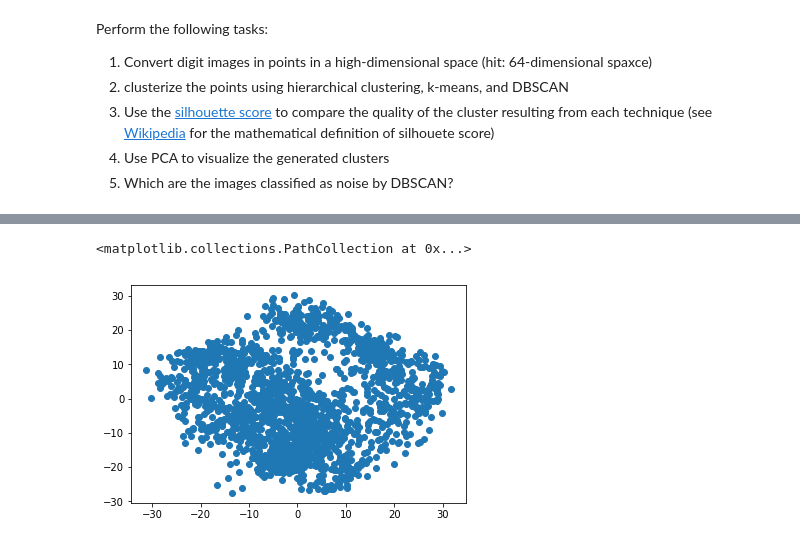
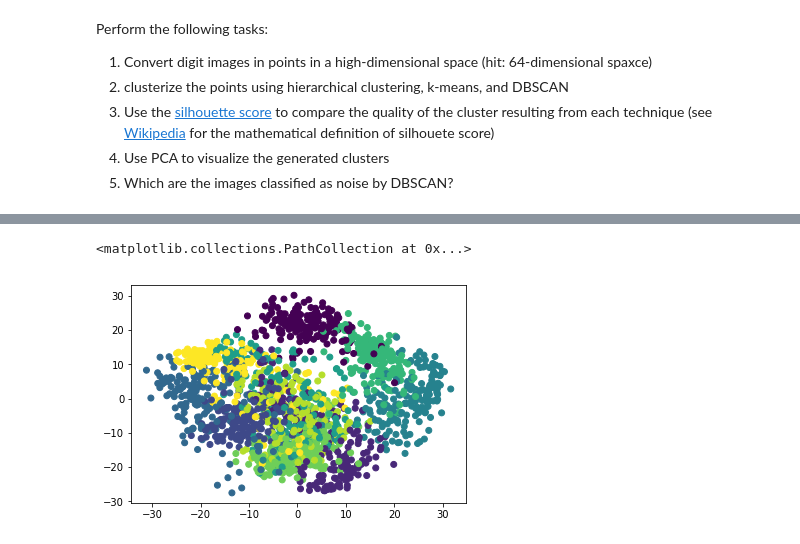
Before and after one commit to lgnonato/Machine_Learning_with_Python, a Jupyter notebook: Cluster/pynb/Machine_Learning_4_DS-Clustering.ipynb, the cells around one changed output, grey strips where cells are left out. Saved outputs shown, nothing was run; the diff lists cells and outputs as text; code cells hidden in the pictures.

```diff
--- a/Cluster/pynb/Machine_Learning_4_DS-Clustering.ipynb
+++ b/Cluster/pynb/Machine_Learning_4_DS-Clustering.ipynb
@@ -120,14 +127,14 @@ print(point_images.shape)
 # %%
 # computing PCA
 
 from sklearn.decomposition import PCA
 
 digits_pca = PCA(n_components=2)
 point_digits_pca = digits_pca.fit_transform(point_images)
 
-plt.scatter(point_digits_pca[:,0],point_digits_pca[:,1])
+#plt.scatter(point_digits_pca[:,0],point_digits_pca[:,1])
 
-#plt.scatter(point_digits_pca[:,0],point_digits_pca[:,1],c=digits.target)
+plt.scatter(point_digits_pca[:,0],point_digits_pca[:,1],c=digits.target)
 # %% [output]
 <matplotlib.collections.PathCollection at 0x...>
-[figure, old version]
+[figure, new version]
```
Also changed, not shown: parts of 4 cells of this notebook, 4 other files.
